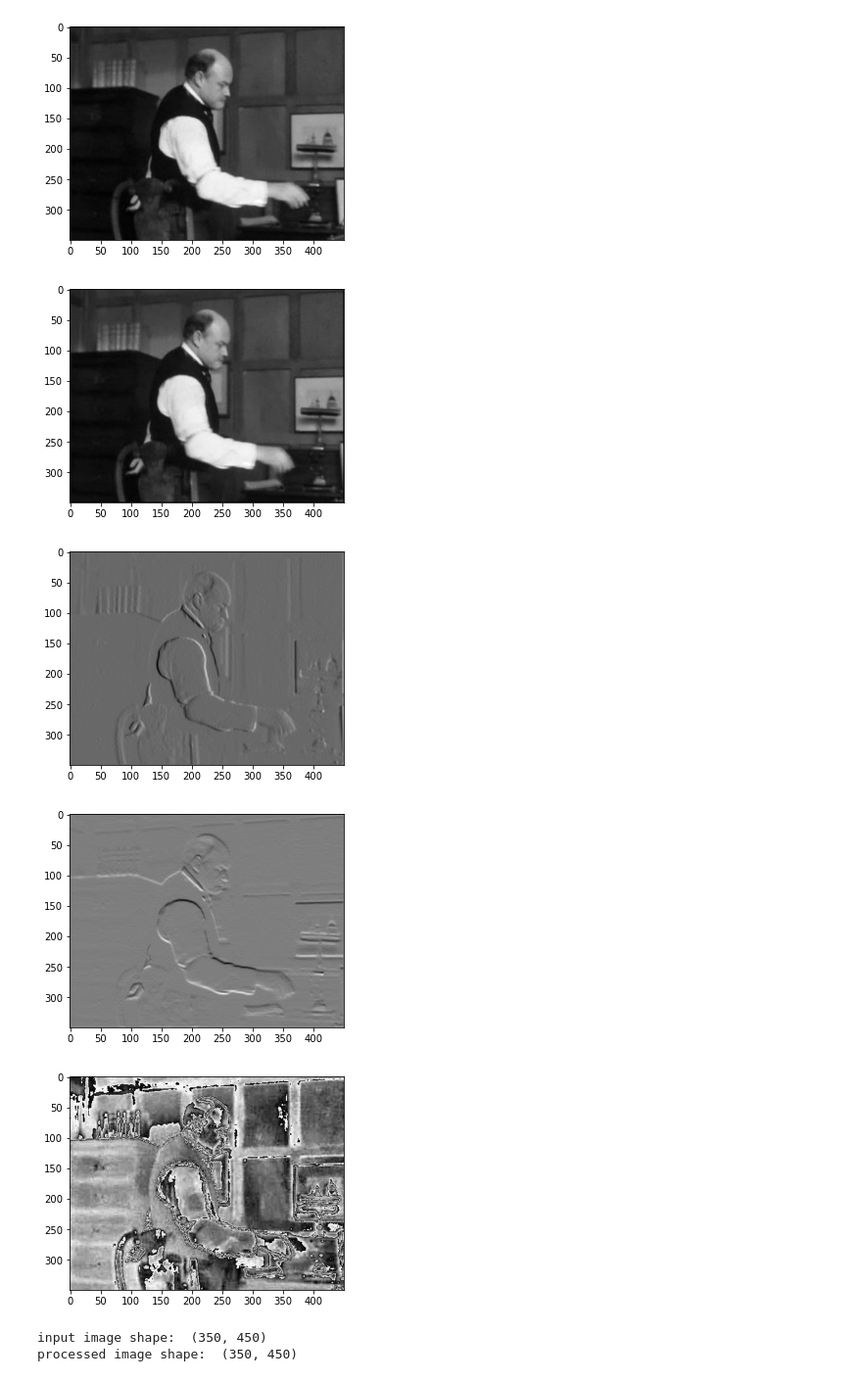
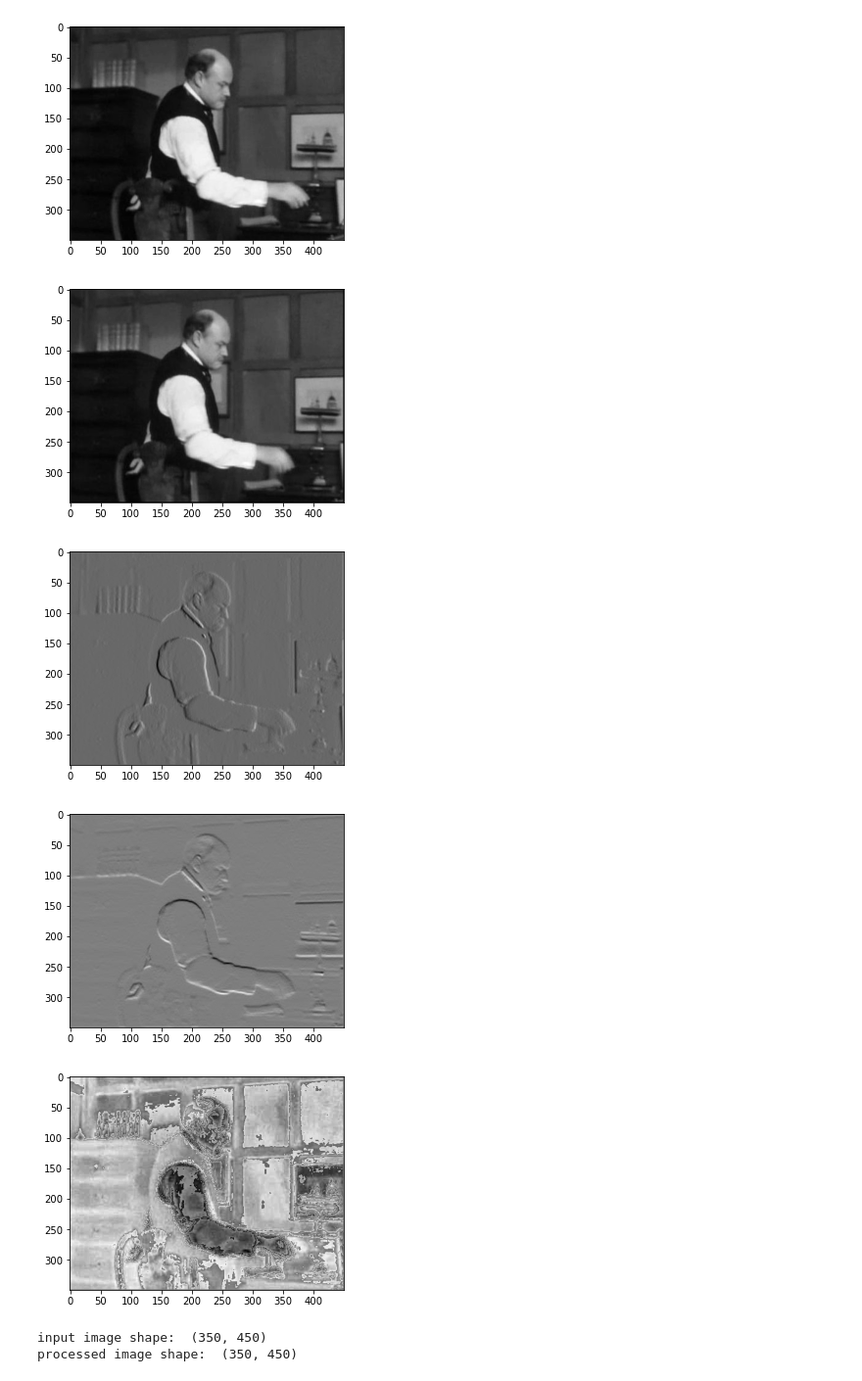
Before and after one commit to duketran1996/optical-flow-segmentation-analysis, a Jupyter notebook: lk-poc.ipynb, the cells around one changed output. Shown: that part at 98% size. Cells and saved outputs as stored; diff of their text form; code cells hidden in the pictures.

```diff
--- a/lk-poc.ipynb
+++ b/lk-poc.ipynb
@@ -154,9 +154,11 @@ def calculate_spatial_derivatives(im_in):
     image = im_in
 
 
-    x_deriv =np.array([ [0,0,0],
+    x_deriv =np.array([ [ 0,0,0],
                         [-1,0,1],
                         [0,0,0]])
+
+    # x_deriv = np.array([[-1,1],[-1,1]])
 
     y_deriv = x_deriv.T
 
@@ -165,35 +167,36 @@ def calculate_spatial_derivatives(im_in):
     x_deriv_image = convolution_xcorrelation(x_deriv,im_in,0)
     y_deriv_image = convolution_xcorrelation(y_deriv,im_in,0)
 
 
     return x_deriv_image,y_deriv_image
 
 def calculate_temporal_derivative(im_1,im_2):
     out_im = im_2
     out_im -= im_1
     return out_im
 
+
 smoothed_im_1 = smooth_image(im_1)
 
 display_image(smoothed_im_1)
 
 smoothed_im_2 = smooth_image(im_2)
 x_deriv,y_deriv = calculate_spatial_derivatives(smoothed_im_1)
-t_deriv = calculate_temporal_derivative(im_1,im_2)
+t_deriv = calculate_temporal_derivative(smoothed_im_1,smoothed_im_2)
 
 
 
 display_image(x_deriv)
 display_image(y_deriv)
 display_image(t_deriv)
 
 print("input image shape: ",im_1.shape)
 print("processed image shape: ",x_deriv.shape)
 # %% [output]
 [figure]
 [figure]
 [figure]
-[figure, old version]
+[figure, new version]
 input image shape:  (350, 450)
 processed image shape:  (350, 450)
 # %%
```
Also changed, not shown: parts of 1 cell of this notebook.
